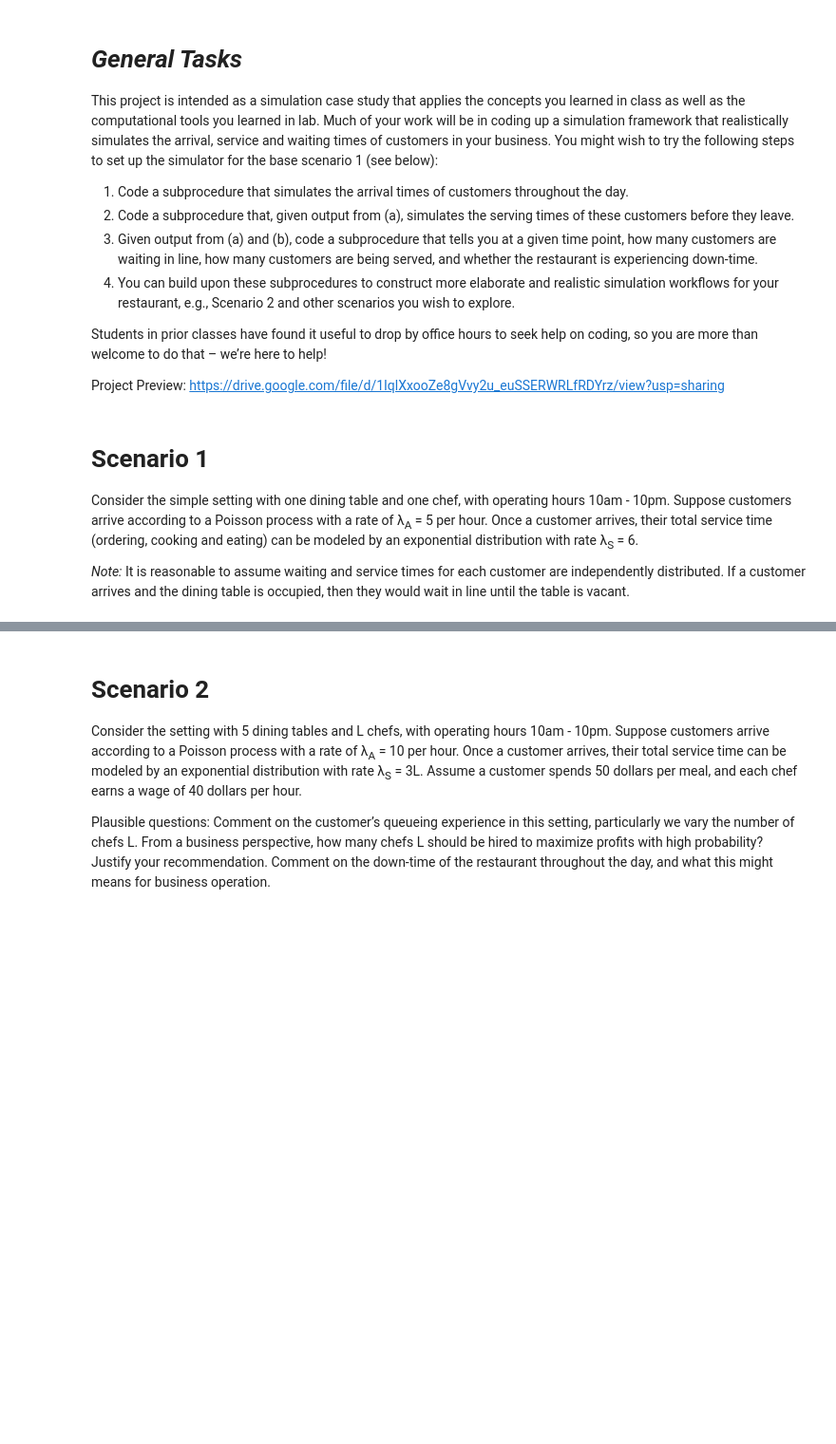
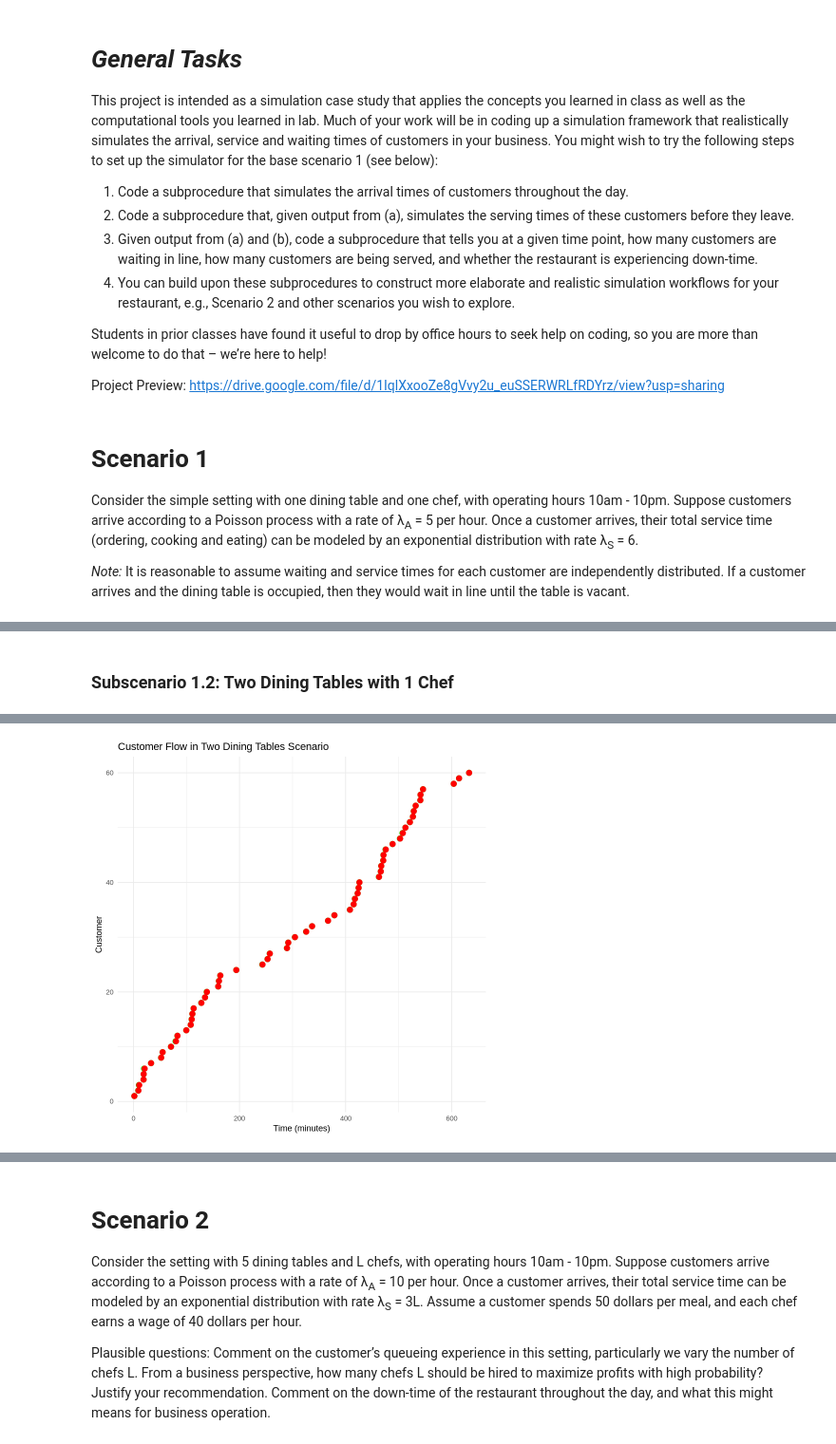
Before and after one commit to zoraizmohammad/dukeClasses, a Jupyter notebook: sta240/finalProject/STA240FinalSimulation.ipynb, the cells around one changed output, grey strips where cells are left out. Shown at 95% size. Saved outputs shown, nothing was run; the diff lists cells and outputs as text; code cells hidden in the pictures; blank space fills up the shorter version.

Commit message:
Made Updates & Completed Scenario 1

```diff
--- a/sta240/finalProject/STA240FinalSimulation.ipynb
+++ b/sta240/finalProject/STA240FinalSimulation.ipynb
@@ -24,0 +177,68 @@ hours 10am - 10pm. Suppose customers arrive according to a Poisson process with
+# %% [markdown]
+### **Subscenario 1.2: Two Dining Tables with 1 Chef**
+# %%
+simulate_two_tables <- function(arrival_times, service_times) {
+  n <- length(arrival_times)
+  table_free_time <- c(0, 0) # Free time for both tables
+  start_times <- numeric(n)
+  end_times <- numeric(n)
+  waiting_times <- numeric(n)
+
+  for (i in 1:n) {
+    # Assign to the table that becomes free first
+    assigned_table <- which.min(table_free_time)
+    if (arrival_times[i] >= table_free_time[assigned_table]) {
+      start_times[i] <- arrival_times[i]
+    } else {
+      start_times[i] <- table_free_time[assigned_table]
+    }
+    waiting_times[i] <- start_times[i] - arrival_times[i]
+    end_times[i] <- start_times[i] + service_times[i]
+    table_free_time[assigned_table] <- end_times[i]
+  }
+
+  # Create raw data
+  raw_data <- data.frame(
+    Customer = 1:n,
+    Arrival = arrival_times,
+    Start = start_times,
+    End = end_times,
+    Waiting_Time = waiting_times
+  )
+
+  # Summary statistics
+  avg_waiting_time <- mean(waiting_times)
+  total_customers <- n
+  total_downtime <- sum(diff(c(0, sort(end_times))) - diff(c(0, sort(arrival_times))))
+
+  # Print summary statistics
+  cat("Summary Statistics:\n")
+  cat("Average Waiting Time:", avg_waiting_time, "minutes\n")
+  cat("Total Customers Served:", total_customers, "\n")
+  cat("Total Downtime:", total_downtime, "minutes\n")
+
+  return(list(raw_data = raw_data))
+}
+
+# Simulate and get results
+result_two_tables <- simulate_two_tables(arrival_times, service_times)
+
+# Output raw data
+print(result_two_tables$raw_data)
+
+# Plot
+plot_simulation <- function(simulation_data) {
+  ggplot(simulation_data) +
+    geom_segment(aes(x = Arrival, xend = End, y = Customer, yend = Customer), color = "blue") +
+    geom_point(aes(x = Arrival, y = Customer), color = "green", size = 3, shape = 21, fill = "green") +
+    geom_point(aes(x = End, y = Customer), color = "red", size = 3, shape = 21, fill = "red") +
+    labs(
+      x = "Time (minutes)",
+      y = "Customer",
+      title = "Customer Flow in Two Dining Tables Scenario"
+    ) +
+    theme_minimal()
+}
+
+plot_simulation(result_two_tables$raw_data)
+# %% [output]
@@ -24,0 +262 @@ hours 10am - 10pm. Suppose customers arrive according to a Poisson process with
+[figure, added]
```
Also changed, not shown: parts of 14 cells of this notebook.
